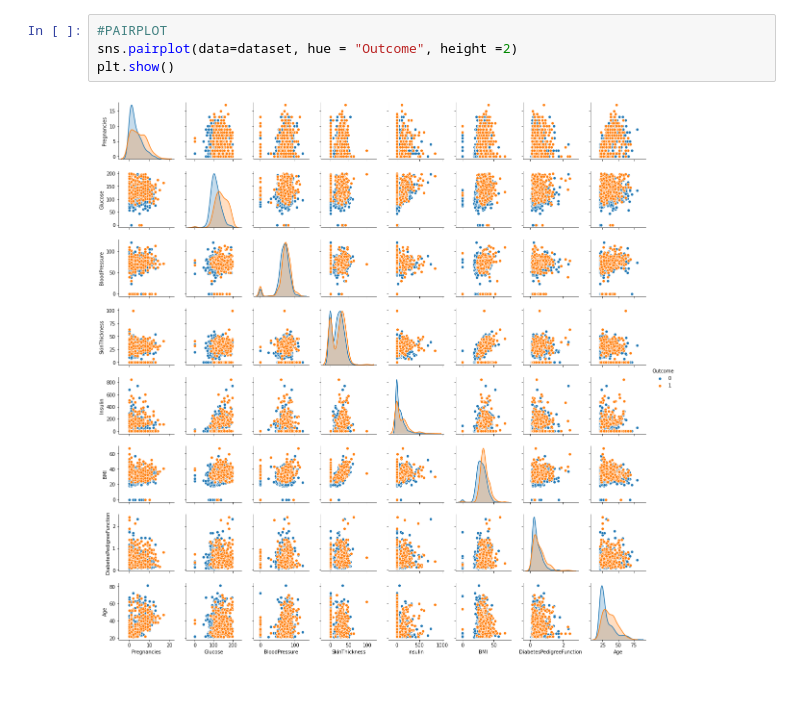
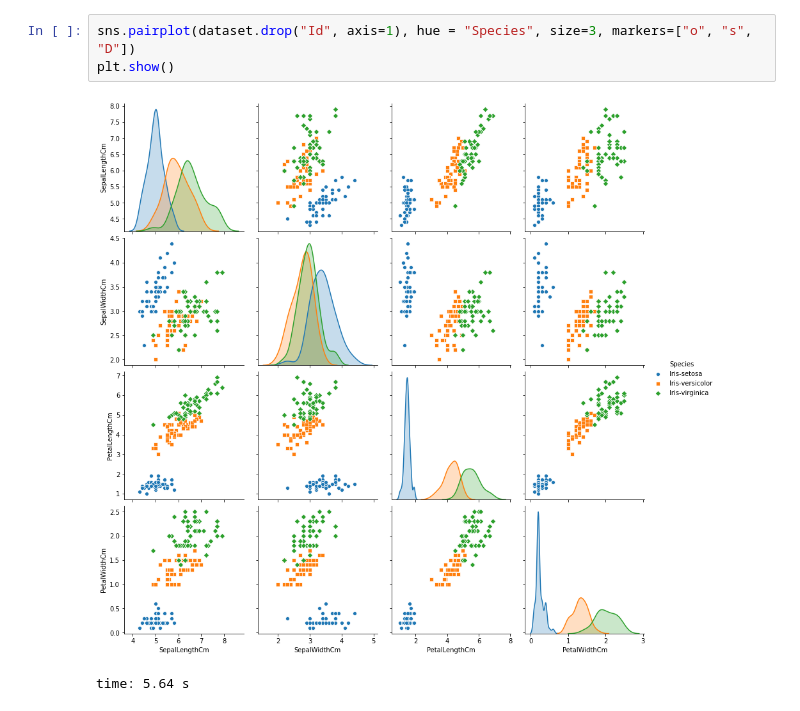
Before and after one commit to anh56/CoderSchool, a Jupyter notebook: KNN.ipynb, the cells around one changed output. Cells and saved outputs as stored; diff of their text form.

```diff
--- a/KNN.ipynb
+++ b/KNN.ipynb
@@ -76,8 +63,8 @@ import seaborn as sns
-# %%
-#PAIRPLOT
-sns.pairplot(data=dataset, hue = "Outcome", height =2)
-plt.show()
-# %% [output]
-[figure, removed]
+# %%
+sns.pairplot(dataset.drop("Id", axis=1), hue = "Species", size=3, markers=["o", "s", "D"])
+plt.show()
+# %% [output]
+[figure, added]
+time: 5.64 s
 # %%
 plt.figure()
```
Also changed, not shown: parts of 27 cells of this notebook.
